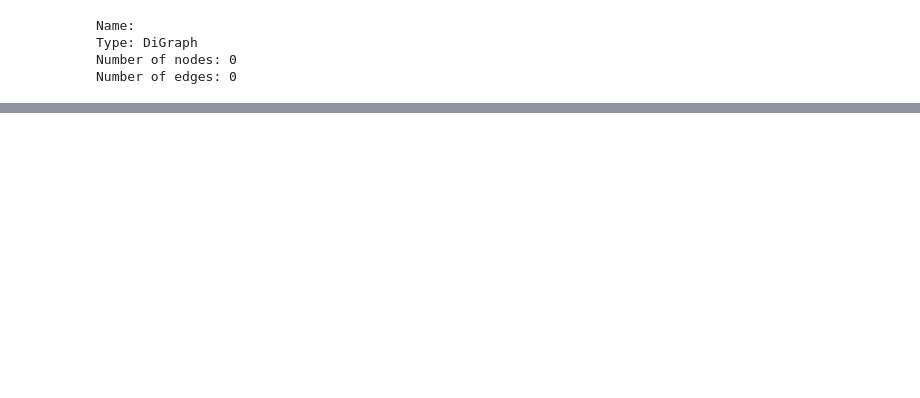
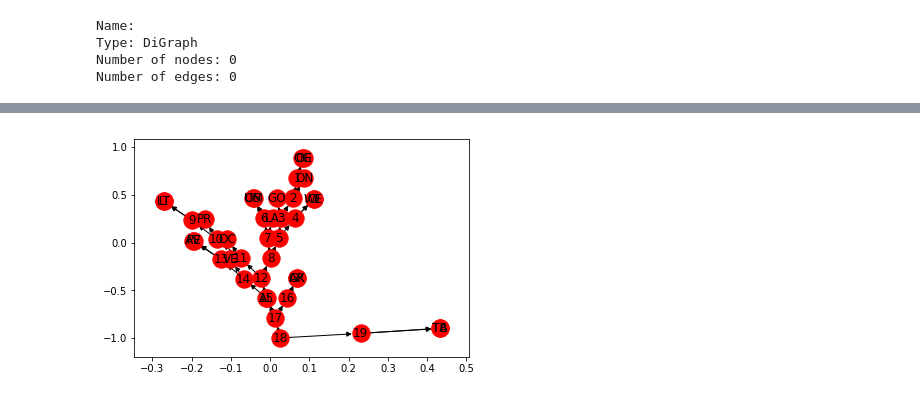
Before and after one commit to beemorris/I606Final, a Jupyter notebook: FinalPaper.ipynb, the cells around one changed output, grey strips where cells are left out. Cells and saved outputs as stored; diff of their text form; code cells hidden in the pictures; blank space fills up the shorter version.

```diff
--- a/FinalPaper.ipynb
+++ b/FinalPaper.ipynb
@@ -691,3 +691,82 @@ Name:
 Type: DiGraph
 Number of nodes: 0
 Number of edges: 0
+# %%
+tga_u.add_node('OE')
+tga_u.add_node('OG')
+tga_u.add_node(1)
+tga_u.add_edges_from([(1, 'OG'), (1, 'OE')])
+
+tga_u.add_node('ON')
+tga_u.add_node(2)
+tga_u.add_edges_from([(2, 'ON'), (2, 1)])
+
+tga_u.add_node('GO')
+tga_u.add_node(3)
+tga_u.add_edges_from([(3, 'GO'), (3, 2)])
+
+tga_u.add_node('OI')
+tga_u.add_node('WE')
+tga_u.add_node(4)
+tga_u.add_node(5)
+tga_u.add_edges_from([(4, 'OI'), (4, 'WE'), (5, 4), (5, 3)])
+
+tga_u.add_node('OS')
+tga_u.add_node('UM')
+tga_u.add_node(6)
+tga_u.add_node('LA')
+tga_u.add_node(7)
+tga_u.add_edges_from([(6, 'OS'), (6, 'UM'), (7, 'LA'), (7, 6)])
+
+tga_u.add_node(8)
+tga_u.add_edges_from([(8, 7), (8, 5)])
+
+tga_u.add_node('LI')
+tga_u.add_node('LT')
+tga_u.add_node(9)
+tga_u.add_edges_from([(9, 'LI'), (9, 'LT')])
+tga_u.add_node('PR')
+tga_u.add_node(10)
+tga_u.add_edges_from([(10, 'PR'), (10, 9)])
+
+tga_u.add_node('OC')
+tga_u.add_node(11)
+tga_u.add_edges_from([(11, 'OC'), (11, 10)])
+
+tga_u.add_node(12)
+tga_u.add_edges_from([(12, 11), (12, 8)])
+
+tga_u.add_node('VE')
+tga_u.add_node(14)
+tga_u.add_node('AV')
+tga_u.add_node('PE')
+tga_u.add_node(13)
+tga_u.add_edges_from([(13, 'AV'), (13, 'PE'), (14, 'VE'), (14, 13)])
+
+tga_u.add_node(15)
+tga_u.add_edges_from([(15, 14), (15, 12)])
+
+tga_u.add_node('GK')
+tga_u.add_node('AR')
+tga_u.add_node(16)
+tga_u.add_node(17)
+tga_u.add_node('AL')
+tga_u.add_edges_from([(16, 'GK'), (16, 'AR'), (17, 16), (17, 15), (17, 'AL')])
+
+tga_u.add_node('TA')
+tga_u.add_node('TB')
+tga_u.add_node(19)
+tga_u.add_node(18)
+tga_u.add_edges_from([(19, 'TA'), (19, 'TB'), (18, 19), (18, 17)])
+
+tga_u.add_node('HI')
+tga_u.add_node(21)
+tga_u.add_node('LU')
+tga_u.add_node('LY')
+tga_u.add_node(20)
+
+print(nx.info(tga_u))
+#nx.draw(TGA)
+nx.draw_networkx(tga_u, pos=nx.kamada_kawai_layout(tga_u), arrows=True, with_labels=True)
+#planar_layout(, scale=1, center=None, dim=2)
+# %% [output]
@@ -693,0 +779 @@ Number of edges: 0
+[figure, added]
```
Also changed, not shown: parts of 2 cells of this notebook.
